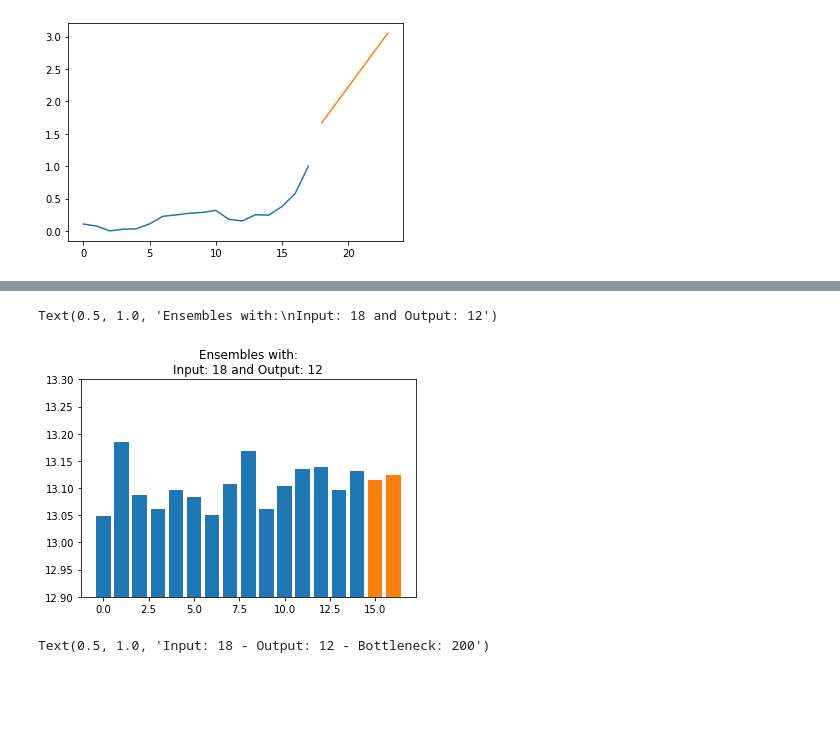
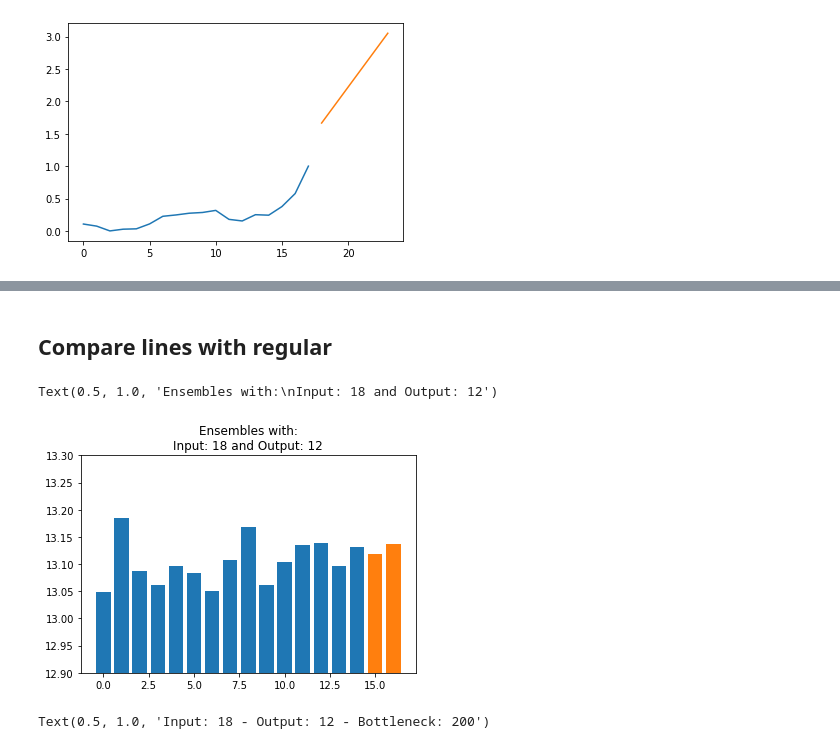
Before and after one commit to djib2011/forecasting, a Jupyter notebook: analysis/check_lines.ipynb, the cells around one changed output, grey strips where cells are left out. Saved outputs shown, nothing was run; the diff lists cells and outputs as text; code cells hidden in the pictures; blank space fills up the shorter version.

Commit message:
Added results for lines.

```diff
--- a/analysis/check_lines.ipynb
+++ b/analysis/check_lines.ipynb
@@ -83,0 +67,4 @@ results['smape']
+# %%
+df2 = create_results_df(results).drop(['mase*'], axis=1)
+# %%
+df2['bottleneck_size'] = df2['bottleneck_size'].astype(int)
@@ -83,0 +102,5 @@ results['smape']
+# %%
+df2['name'] = None
+# %%
+for j in range(len(df2)):
+    df2.loc[j, 'name'] = '_'.join([str(i) for i in df2.drop(['smape', 'num', 'loss', 'LSTM_type', 'name'], axis=1).iloc[j]])
@@ -84,16 +119,17 @@ results['smape']
+# %% [markdown]
+## Compare lines with regular
 # %%
-r = list(df[(df['input_len'] == 18) & (df['output_len'] == 14)]['smape']) \
-+ [results['smape']['line__inp_18__out_12__loss_mae__bksize_200__bkact_relu__dir_bi']] \
-+ [results['smape']['line__inp_18__out_12__loss_mae__bksize_250__bkact_relu__dir_bi']]
+r = list(df[(df['input_len'] == 18) & (df['output_len'] == 14)]['smape'])  + \
+    list(df2[(df2['input_len'] == '18') & (df2['output_len'] == '14') & df2['num'].isna()]['smape'])
 
 colors = ['C0'] * (len(r) - 2) + ['C1'] * 2
 
 plt.bar(range(len(r)), height=r, color=colors)
 plt.ylim([12.9, 13.3])
 plt.title('Ensembles with:\nInput: 18 and Output: 12')
 # %% [output]
 Text(0.5, 1.0, 'Ensembles with:\nInput: 18 and Output: 12')
-[figure, old version]
+[figure, new version]
 # %%
 a = df_full[(df_full['input_len'] == 18) & (df_full['output_len'] == 12) & (df_full['bottleneck_size'] == 200) &
             (df_full['bottleneck_activation'] == 'relu') & (df_full['LSTM_type'] == 'bi') & (df_full['loss'] == 'mae')].dropna()
```
Also changed, not shown: parts of 13 cells of this notebook, 1 other file.
